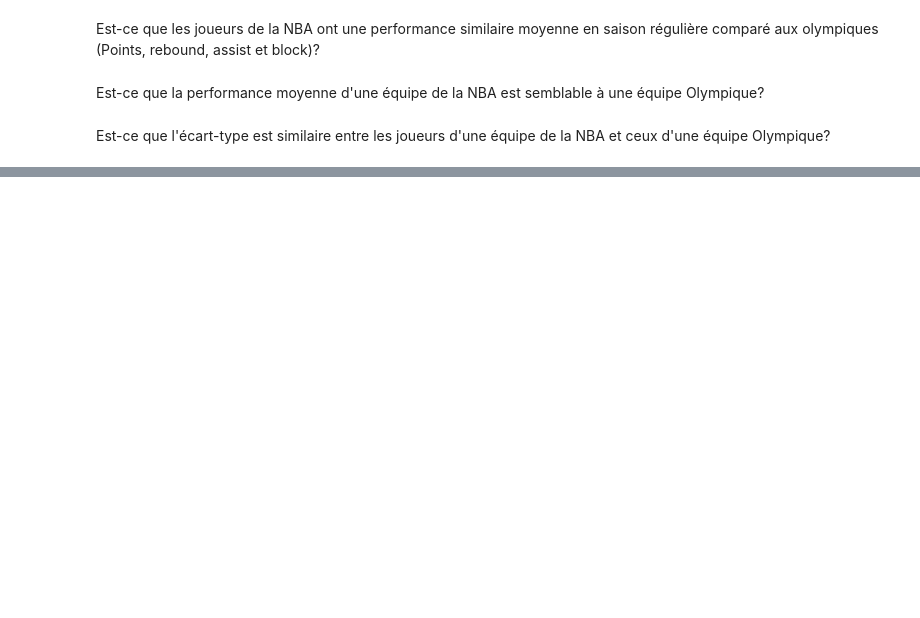
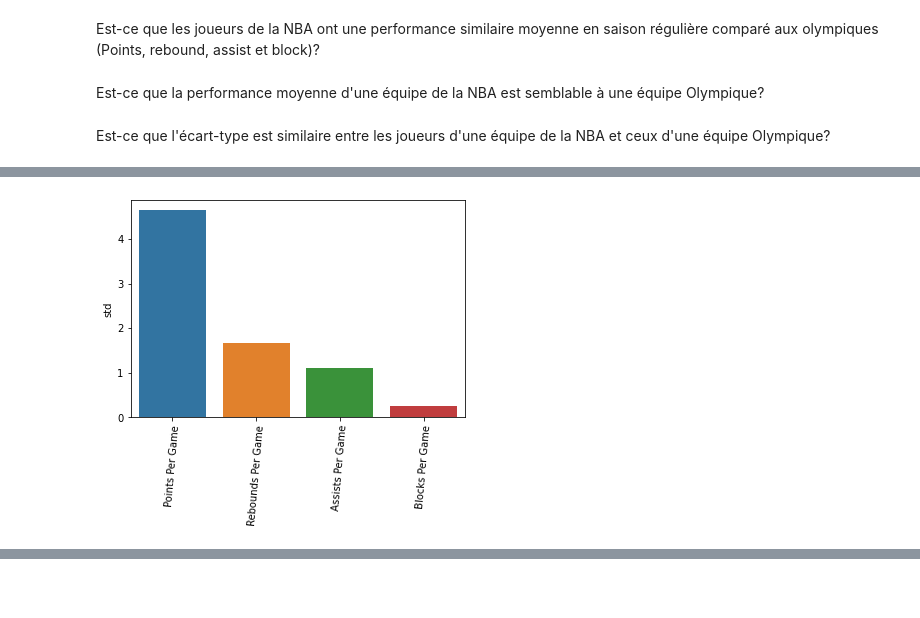
Before and after one commit to PhilippeBellefeuille/ProjetProgrammationGestion, a Jupyter notebook: Project.ipynb, the cells around one changed output, grey strips where cells are left out. Drawn from its saved outputs; the diff is of its cells as text; code cells hidden in the pictures; blank space fills up the shorter version.

```diff
--- a/Project.ipynb
+++ b/Project.ipynb
@@ -125,8 +148,7 @@ JO2020
 # %%
-#L'écart-type des joueurs de l'equipe NBA 2020
-joueurNBA2020[["Points Per game","Rebounds Per Game","Assists per game","Blocks per Game"]]
-NBA2020= joueurNBA2020.agg({"Points Per game": ["std"],
-           "Rebounds Per Game": ["std"],
-           "Assists per game":["std"],
-           "Blocks per Game": ["std"]})
-NBA2020
+##1.3.L'ÉCART-TYPE DES JOUEURS DE OLYMPIQUE 2016(stdjoOLY2016):
+stdjoOLY2016= joueurJO2016.agg({"Points Average": ["std"],
+           "Rebounds Average": ["std"],
+           "Assists Average":["std"],
+           "Average Blocks": ["std"]}).transpose()
+stdjoOLY2016
@@ -133,2 +161,7 @@ NBA2020
 # %%
-df_tauxchange = pandas.concat([NBA2020,JO2020,JO2016,NBA2016])
+#NOTE: OUBLIONS PAS D'AJOUTER LES TITRES(CELA VA EXPLIQUER MIEUX LA REPRÉSENTATION DE NOS DONNÉES)
+graph_stdjoOLY2016 = seaborn.barplot(x=['Points Per Game','Rebounds Per Game','Assists Per Game','Blocks Per Game'] ,y='std',data=stdjoOLY2016)
+for item in graph_stdjoOLY2016.get_xticklabels():
+        item.set_rotation(85)
+# %% [output]
+[figure, added]
```
Also changed, not shown: parts of 8 cells of this notebook.
